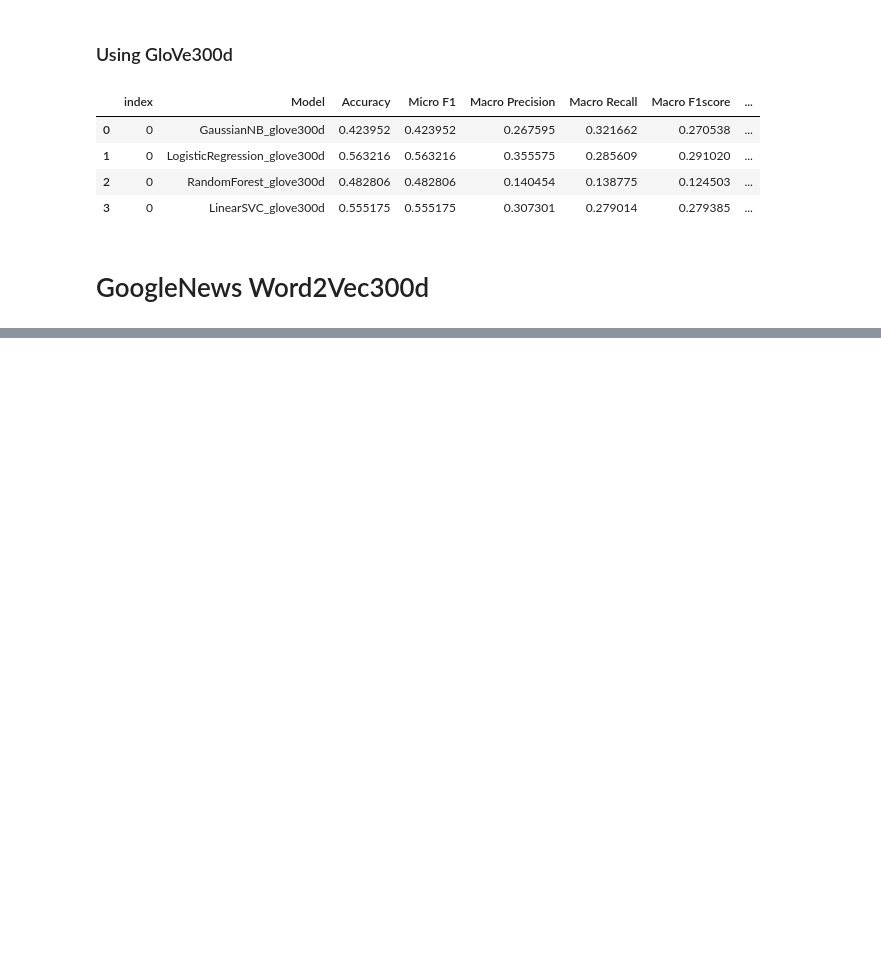
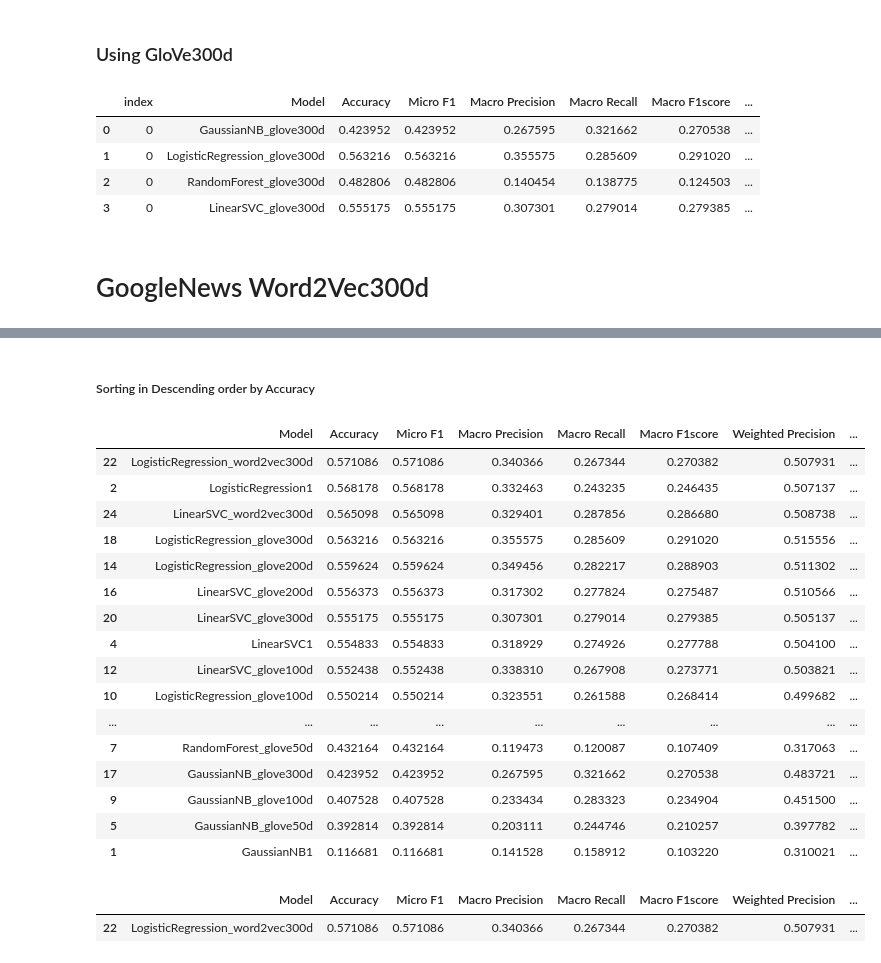
Before and after one commit to siddharthshenoy/Keywordandsum, a Jupyter notebook: ASAR.ipynb, the cells around one changed output, grey strips where cells are left out. Cells and saved outputs as stored; diff of their text form; code cells hidden in the pictures; blank space fills up the shorter version.

```diff
--- a/ASAR.ipynb
+++ b/ASAR.ipynb
@@ -930,0 +968,39 @@ Please also refer to the documentation for alternative solver options:
+# %% [markdown]
+##### Sorting in Descending order by Accuracy
+# %%
+# Sorting results to see which one gives us the best results
+results_compiled_sorted_by_accuracy = results_compiled.sort_values(by='Accuracy', ascending=False)
+
+with open('results_compiled_sorted_by_accuracy.pickle', 'wb') as to_write:
+    pickle.dump(results_compiled_sorted_by_accuracy, to_write)
+
+results_compiled_sorted_by_accuracy
+# %% [output]
+|  | Model | Accuracy | Micro F1 | Macro Precision | Macro Recall | Macro F1score | Weighted Precision | ... |
+| 22 | LogisticRegression_word2vec300d | 0.571086 | 0.571086 | 0.340366 | 0.267344 | 0.270382 | 0.507931 | ... |
+| 2 | LogisticRegression1 | 0.568178 | 0.568178 | 0.332463 | 0.243235 | 0.246435 | 0.507137 | ... |
+| 24 | LinearSVC_word2vec300d | 0.565098 | 0.565098 | 0.329401 | 0.287856 | 0.286680 | 0.508738 | ... |
+| 18 | LogisticRegression_glove300d | 0.563216 | 0.563216 | 0.355575 | 0.285609 | 0.291020 | 0.515556 | ... |
+| 14 | LogisticRegression_glove200d | 0.559624 | 0.559624 | 0.349456 | 0.282217 | 0.288903 | 0.511302 | ... |
+| 16 | LinearSVC_glove200d | 0.556373 | 0.556373 | 0.317302 | 0.277824 | 0.275487 | 0.510566 | ... |
+| 20 | LinearSVC_glove300d | 0.555175 | 0.555175 | 0.307301 | 0.279014 | 0.279385 | 0.505137 | ... |
+| 4 | LinearSVC1 | 0.554833 | 0.554833 | 0.318929 | 0.274926 | 0.277788 | 0.504100 | ... |
+| 12 | LinearSVC_glove100d | 0.552438 | 0.552438 | 0.338310 | 0.267908 | 0.273771 | 0.503821 | ... |
+| 10 | LogisticRegression_glove100d | 0.550214 | 0.550214 | 0.323551 | 0.261588 | 0.268414 | 0.499682 | ... |
+| ... | ... | ... | ... | ... | ... | ... | ... | ... |
+| 7 | RandomForest_glove50d | 0.432164 | 0.432164 | 0.119473 | 0.120087 | 0.107409 | 0.317063 | ... |
+| 17 | GaussianNB_glove300d | 0.423952 | 0.423952 | 0.267595 | 0.321662 | 0.270538 | 0.483721 | ... |
+| 9 | GaussianNB_glove100d | 0.407528 | 0.407528 | 0.233434 | 0.283323 | 0.234904 | 0.451500 | ... |
+| 5 | GaussianNB_glove50d | 0.392814 | 0.392814 | 0.203111 | 0.244746 | 0.210257 | 0.397782 | ... |
+| 1 | GaussianNB1 | 0.116681 | 0.116681 | 0.141528 | 0.158912 | 0.103220 | 0.310021 | ... |
+# %%
+# Retrieving the Model that provides the highest Accuracy
+results_highest_accuracy = results_compiled[results_compiled.Accuracy == results_compiled.Accuracy.max()]
+
+with open('results_highest_accuracy.pickle', 'wb') as to_write:
+    pickle.dump(results_highest_accuracy, to_write)
+
+results_highest_accuracy
+# %% [output]
+|  | Model | Accuracy | Micro F1 | Macro Precision | Macro Recall | Macro F1score | Weighted Precision | ... |
+| 22 | LogisticRegression_word2vec300d | 0.571086 | 0.571086 | 0.340366 | 0.267344 | 0.270382 | 0.507931 | ... |
```
Also changed, not shown: parts of 14 cells of this notebook, 3 other files.
